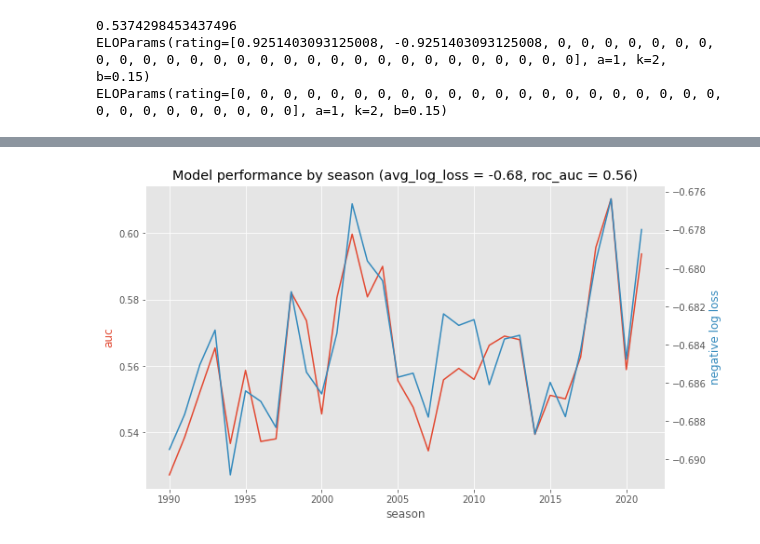
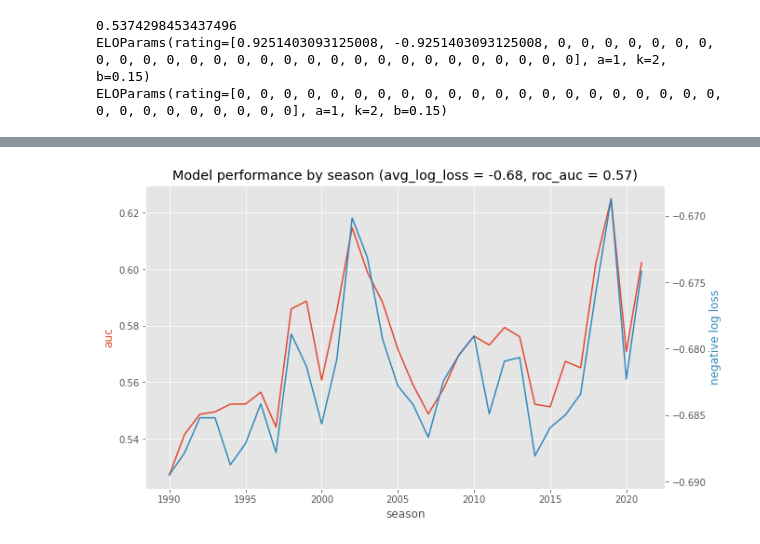
Before and after one commit to lanejere5/mlb, a Jupyter notebook: elo/elo_2022_07_05.ipynb, the cells around one changed output, grey strips where cells are left out. Saved outputs shown, nothing was run; the diff lists cells and outputs as text; code cells hidden in the pictures.

```diff
--- a/elo/elo_2022_07_05.ipynb
+++ b/elo/elo_2022_07_05.ipynb
@@ -158,8 +158,8 @@ class ELO(Model):
     self.params.rating[game.home] += self.params.k * (result - p)
     self.params.rating[game.visitor] += self.params.k * (p - result)
 
-  def reset_weights(self):
-    self.params.rating = 30 * [0]
+  def reset_weights(self, scale):
+    self.params.rating = [x * scale for x in self.params.rating]
 # %%
 # basic test for functionality
 params = ELOParams(**{
@@ -191,10 +191,11 @@ from pandas.core.dtypes.cast import sanitize_to_nanoseconds
 import numpy as np
 from sklearn.metrics import log_loss, roc_auc_score
 import matplotlib.pyplot as plt
+import plotly.express as px
 
 plt.style.use('ggplot')
 
-def train(model, features, reset_yearly=True):
+def train(model, features, scale_yearly=0):
     cols = features.columns.to_list() + ['p', 'home_rating', 'visitor_rating']
     df = pd.DataFrame(columns=cols)
     df[features.columns] = features
@@ -202,8 +203,8 @@ def train(model, features, reset_yearly=True):
     results = []
 
     for i in range(len(df)):
-        if df.loc[i, 'season'] > current_season and reset_yearly:
-            model.reset_weights()
+        if df.loc[i, 'season'] > current_season:
+            model.reset_weights(scale_yearly)
             current_season = df.loc[i, 'season']
 
         h, v = df.loc[i, 'home_id'], df.loc[i, 'visitor_id']
@@ -247,3 +248,24 @@ def plot_model_performance(df):
     ax.set_title(f'Model performance by season (avg_log_loss = {avg_ll:.2f}, roc_auc = {total_auc:.2f})')
     plt.show()
     pass
+
+def plot_log_loss_by_week(df):
+    df1 = pd.merge(
+        df,
+        df.groupby('season')[['date']].first().rename(columns={'date': 'season_start'}),
+        how='left',
+        on='season'
+    )
+
+    df1['week'] = (df1['date'] - df1['season_start']).dt.days // 7
+
+    df1 = df1.groupby(['season', 'week'], as_index=False)[['log_loss']].mean() #.pivot(index='week', columns='season', values='log_loss').reset_index()
+
+    fig = px.line(
+        df1,
+        x="week",
+        y="log_loss",
+        color='season',
+        title='log loss by week',
+        template='ggplot2')
+    fig.show()
@@ -265,15 +312,15 @@ plot_model_performance(df)
 # %%
 params = ELOParams(**{
     'a': log(10) / 400,
     'k': 4,
     'b': 0.15,
     'rating': 30 * [0]
 })
 
 elo = ELO.from_ELOParams(params)
 
-df = train(elo, features)
+df = train(elo, features, 0.8)
 
 plot_model_performance(df)
 # %% [output]
-[figure, old version]
+[figure, new version]
```
Also changed, not shown: parts of 10 cells of this notebook.
